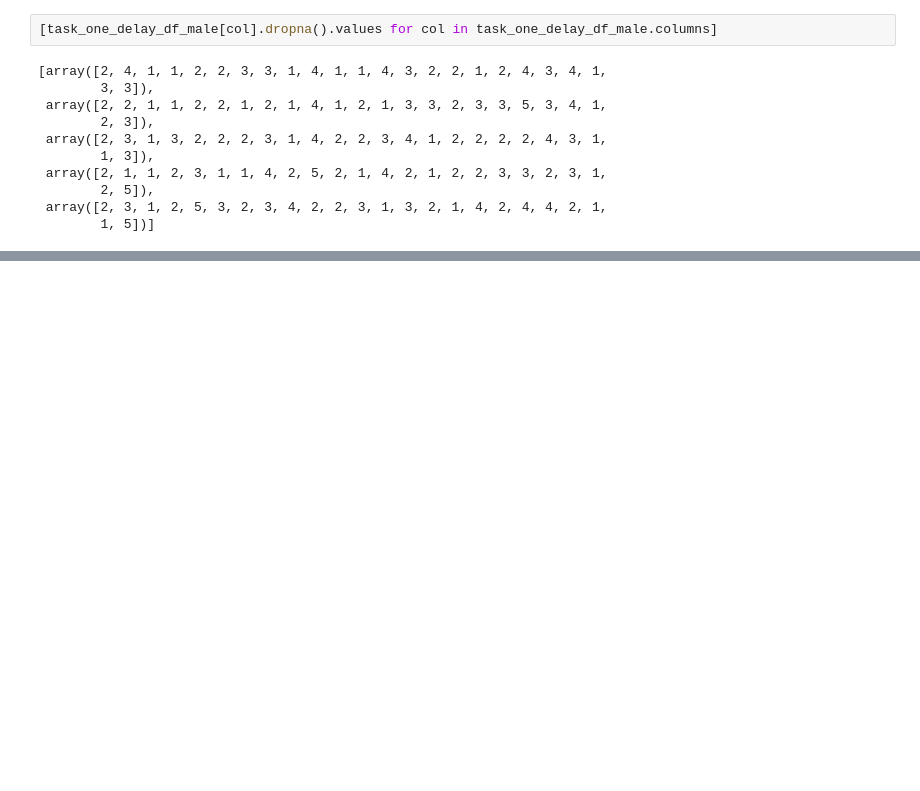
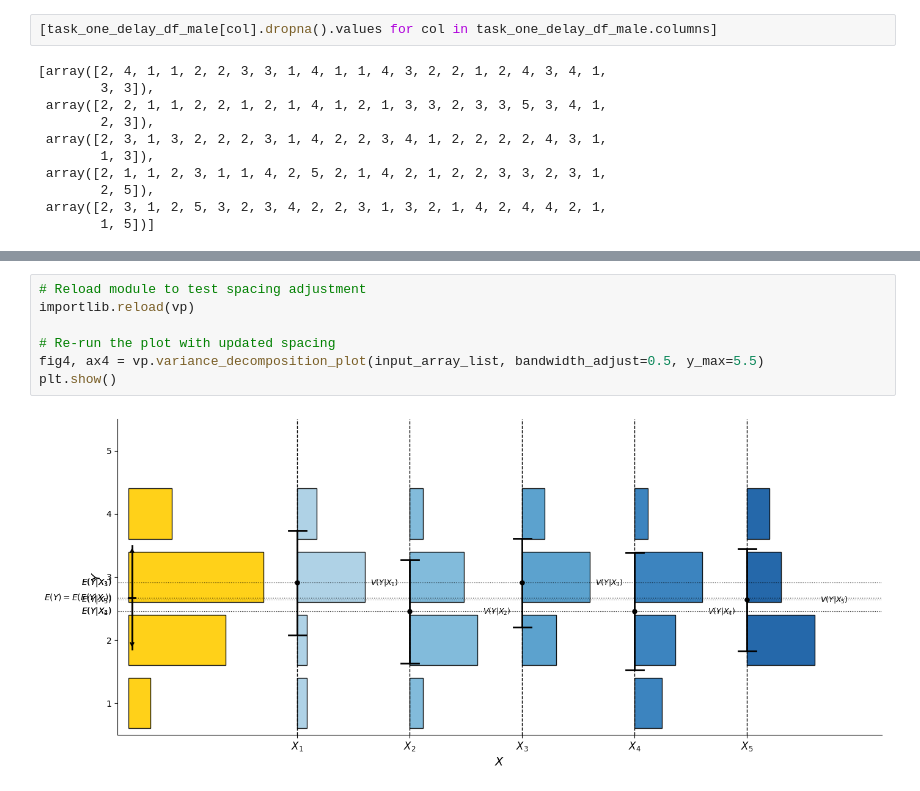
Before and after one commit to MichaTarlton/IN5060_A3, a Jupyter notebook: Notebook.ipynb, the cells around one changed output, grey strips where cells are left out. Cells and saved outputs as stored; diff of their text form; blank space fills up the shorter version.

```diff
--- a/Notebook.ipynb
+++ b/Notebook.ipynb
@@ -255,0 +297,9 @@ plt.show()
+# %%
+# Reload module to test spacing adjustment
+importlib.reload(vp)
+
+# Re-run the plot with updated spacing
+fig4, ax4 = vp.variance_decomposition_plot(input_array_list, bandwidth_adjust=0.5, y_max=5.5)
+plt.show()
+# %% [output]
+[figure, added]
```
Also changed, not shown: parts of 23 cells of this notebook, 2 other files.
